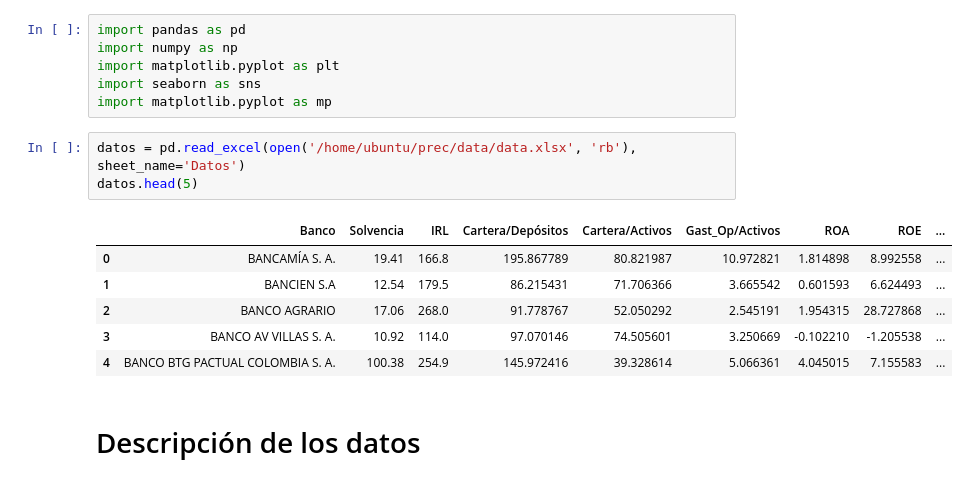
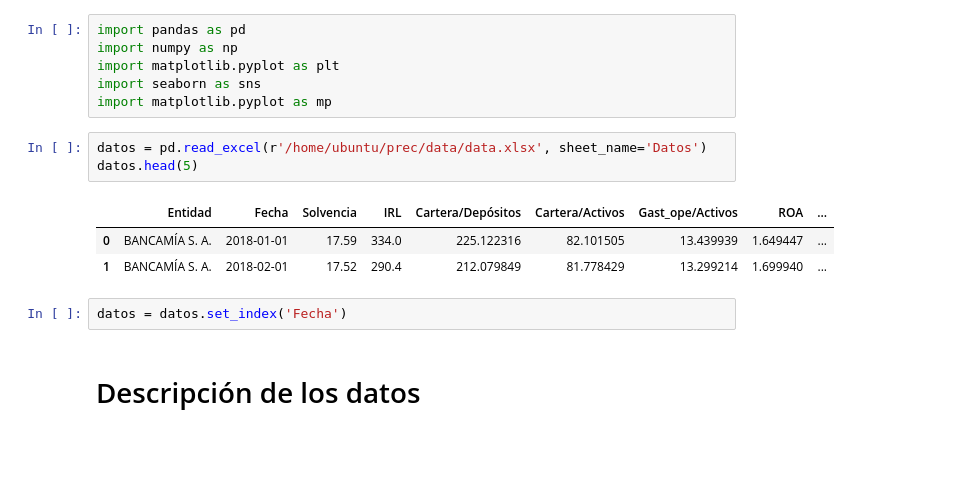
Before and after one commit to rmlopezgit/prec, a Jupyter notebook: Code/prec.ipynb, the cells around one changed output. Cells and saved outputs as stored; diff of their text form; blank space fills up the shorter version.

```diff
--- a/Code/prec.ipynb
+++ b/Code/prec.ipynb
@@ -5,15 +5,14 @@ import matplotlib.pyplot as plt
 import seaborn as sns
 import matplotlib.pyplot as mp
 # %%
-datos = pd.read_excel(open('/home/ubuntu/prec/data/data.xlsx', 'rb'), sheet_name='Datos')
+datos = pd.read_excel(r'/home/ubuntu/prec/data/data.xlsx', sheet_name='Datos')
 datos.head(5)
 # %% [output]
-|  | Banco | Solvencia | IRL | Cartera/Depósitos | Cartera/Activos | Gast_Op/Activos | ROA | ROE | ... |
-| 0 | BANCAMÍA S. A. | 19.41 | 166.8 | 195.867789 | 80.821987 | 10.972821 | 1.814898 | 8.992558 | ... |
-| 1 | BANCIEN S.A | 12.54 | 179.5 | 86.215431 | 71.706366 | 3.665542 | 0.601593 | 6.624493 | ... |
-| 2 | BANCO AGRARIO | 17.06 | 268.0 | 91.778767 | 52.050292 | 2.545191 | 1.954315 | 28.727868 | ... |
-| 3 | BANCO AV VILLAS S. A. | 10.92 | 114.0 | 97.070146 | 74.505601 | 3.250669 | -0.102210 | -1.205538 | ... |
-| 4 | BANCO BTG PACTUAL COLOMBIA S. A. | 100.38 | 254.9 | 145.972416 | 39.328614 | 5.066361 | 4.045015 | 7.155583 | ... |
+|  | Entidad | Fecha | Solvencia | IRL | Cartera/Depósitos | Cartera/Activos | Gast_ope/Activos | ROA | ... |
+| 0 | BANCAMÍA S. A. | 2018-01-01 | 17.59 | 334.0 | 225.122316 | 82.101505 | 13.439939 | 1.649447 | ... |
+| 1 | BANCAMÍA S. A. | 2018-02-01 | 17.52 | 290.4 | 212.079849 | 81.778429 | 13.299214 | 1.699940 | ... |
+# %%
+datos = datos.set_index('Fecha')
 # %% [markdown]
 # Descripción de los datos
 # %%
```
Also changed, not shown: parts of 8 cells of this notebook, 1 other file.
